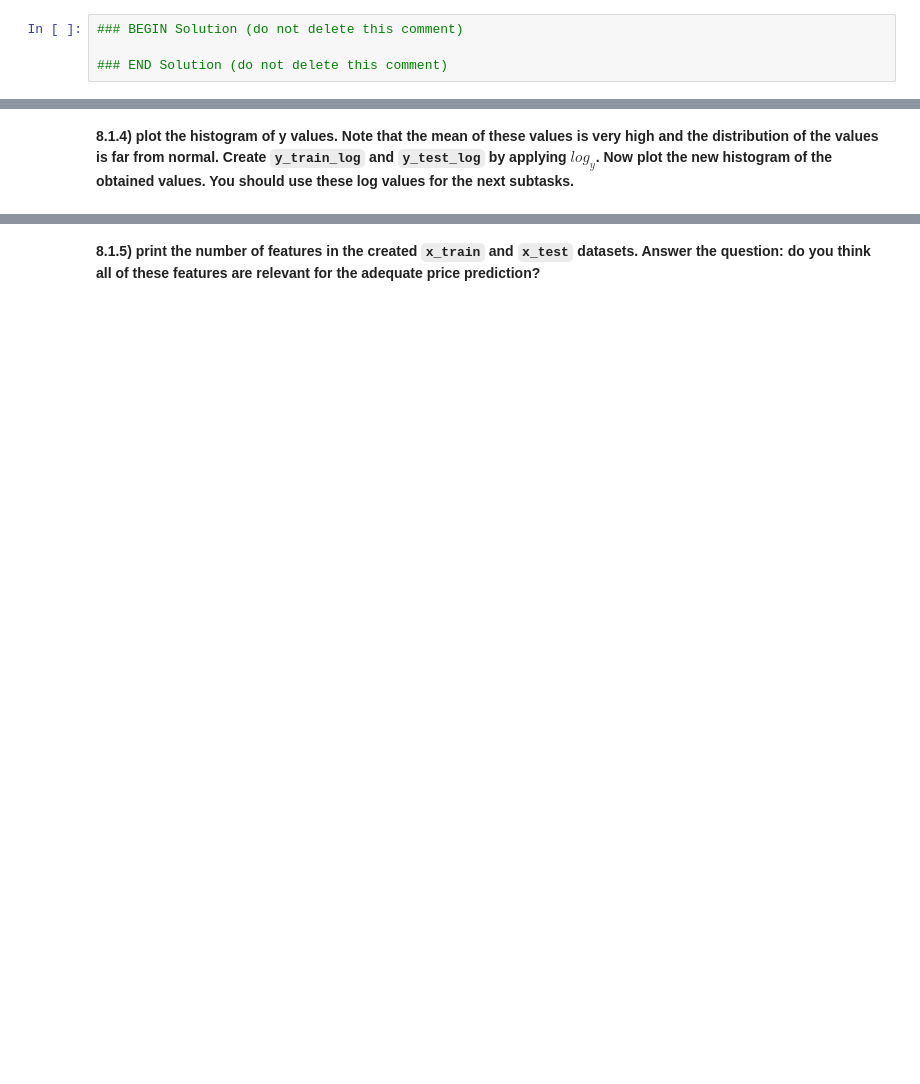
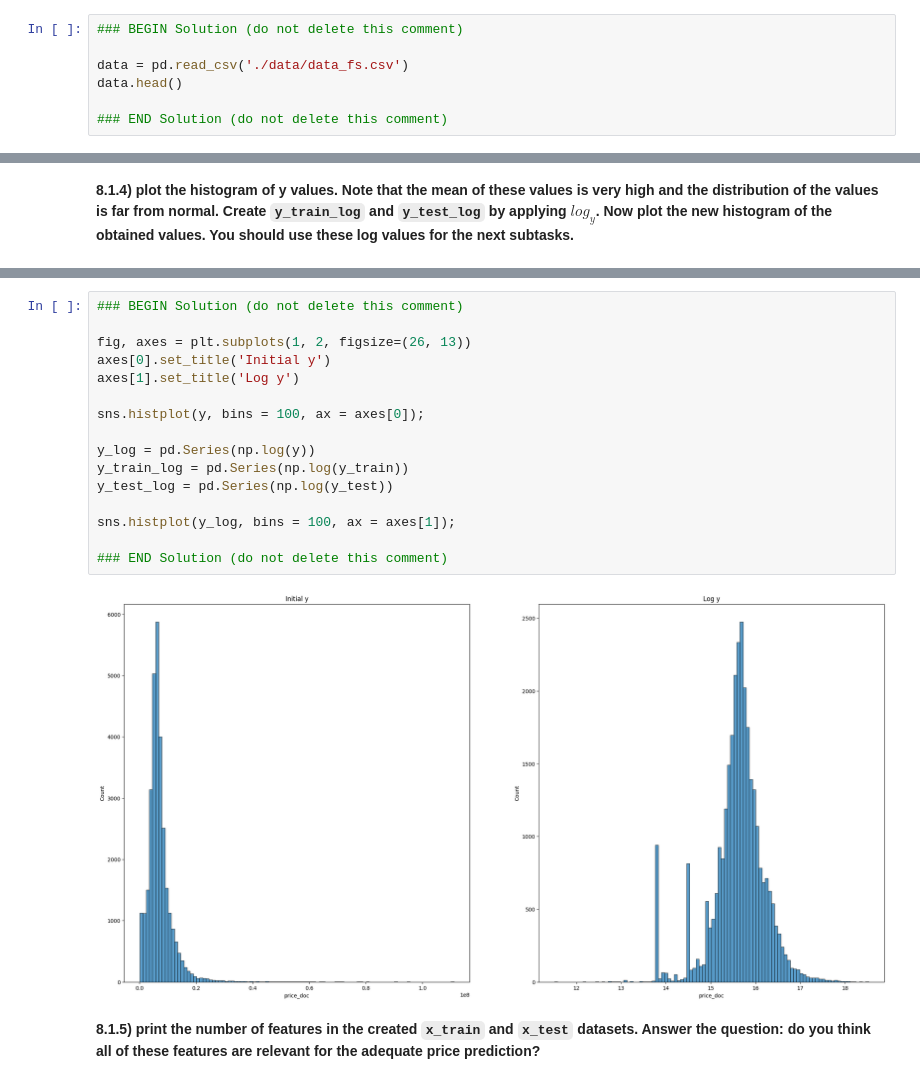
Before and after one commit to Evgurov/ML, a Jupyter notebook: hw_1.ipynb, the cells around one changed output, grey strips where cells are left out. Drawn from its saved outputs; the diff is of its cells as text; blank space fills up the shorter version.

````diff
--- a/hw_1.ipynb
+++ b/hw_1.ipynb
@@ -789,4 +799,7 @@ The goal of this subproblem is to prepare the data for further usage. Complete a
 # %%
 ### BEGIN Solution (do not delete this comment)
 
+data = pd.read_csv('./data/data_fs.csv')
+data.head()
+
 ### END Solution (do not delete this comment)
@@ -820,3 +846,21 @@ EXPECTED OUTPUT FORMAT
+# %%
+### BEGIN Solution (do not delete this comment)
+
+fig, axes = plt.subplots(1, 2, figsize=(26, 13))
+axes[0].set_title('Initial y')
+axes[1].set_title('Log y')
+
+sns.histplot(y, bins = 100, ax = axes[0]);
+
+y_log = pd.Series(np.log(y))
+y_train_log = pd.Series(np.log(y_train))
+y_test_log = pd.Series(np.log(y_test))
+
+sns.histplot(y_log, bins = 100, ax = axes[1]);
+
+### END Solution (do not delete this comment)
+# %% [output]
+[figure, added]
 # %% [markdown]
 **8.1.5) print the number of features in the created ```x_train``` and ```x_test``` datasets. Answer the question: do you think all of these features are relevant for the adequate price prediction?**
 # %%
````
Also changed, not shown: parts of 23 cells of this notebook.
